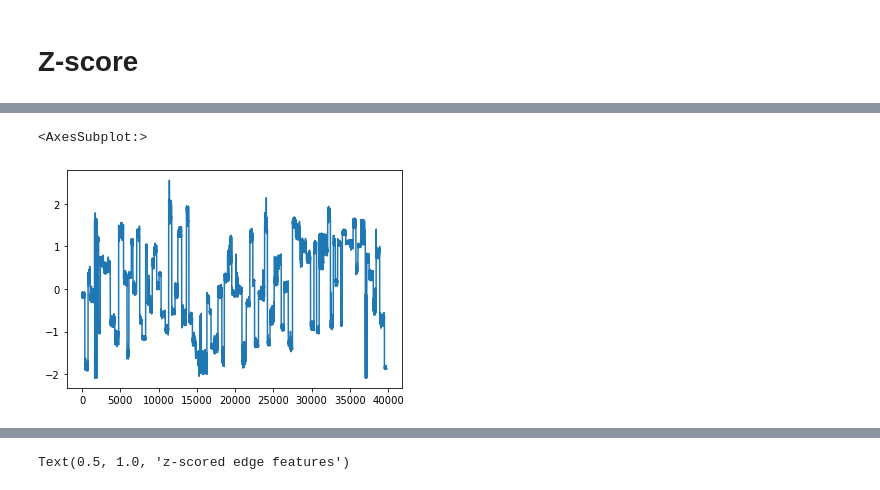
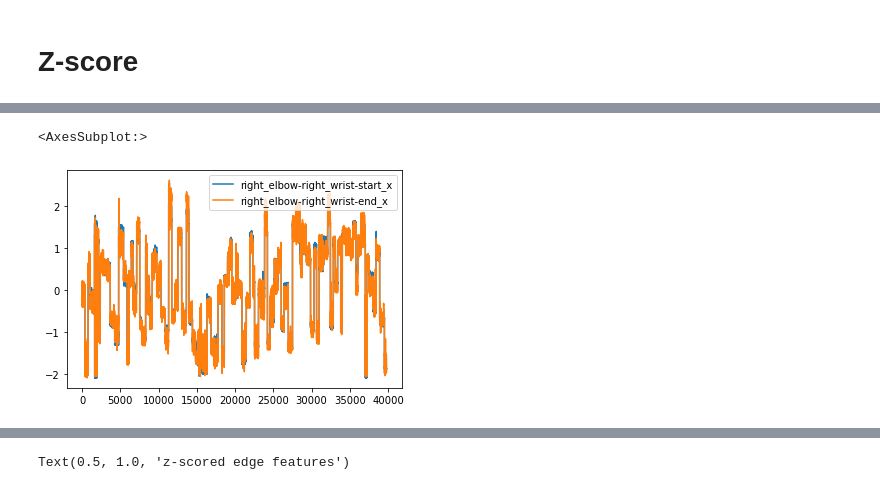
Before and after one commit to donw7/human_motion_analysis, a Jupyter notebook: notebooks/test_keras_tuner.ipynb, the cells around one changed output, grey strips where cells are left out. Saved outputs shown, nothing was run; the diff lists cells and outputs as text; code cells hidden in the pictures.

```diff
--- a/notebooks/test_keras_tuner.ipynb
+++ b/notebooks/test_keras_tuner.ipynb
@@ -362,5 +325,5 @@ df_edge_features_train = df_edge_features_train[name_combinations].astype(float)
 # %%
-df_edge_features_train.iloc[:,48].plot()
+df_edge_features_train.iloc[:,[48, 50]].plot()
 # %% [output]
 <AxesSubplot:>
-[figure, old version]
+[figure, new version]
```
Also changed, not shown: parts of 50 cells of this notebook, 3 other files.
